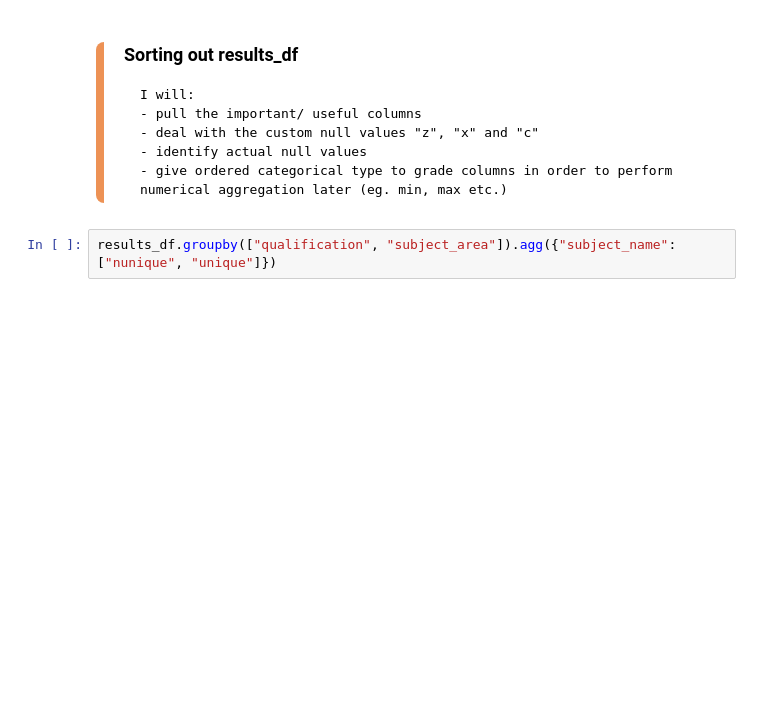
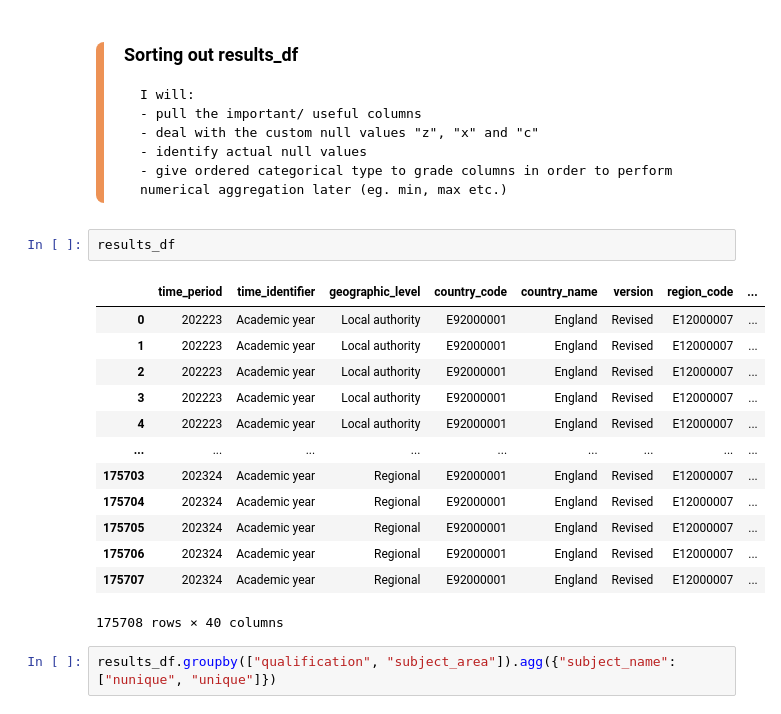
Before and after one commit to LSE-ME204/me204-2025-project-tkar9901, a Jupyter notebook: notebooks/NB01_Data_Collection.ipynb, the cells around one changed output. Saved outputs shown, nothing was run; the diff lists cells and outputs as text; blank space fills up the shorter version.

```diff
--- a/notebooks/NB01_Data_Collection.ipynb
+++ b/notebooks/NB01_Data_Collection.ipynb
@@ -238,6 +238,22 @@ with open(retention_path, "w") as f:
 
 
 </div>
+# %%
+results_df
+# %% [output]
+|  | time_period | time_identifier | geographic_level | country_code | country_name | version | region_code | ... |
+| 0 | 202223 | Academic year | Local authority | E92000001 | England | Revised | E12000007 | ... |
+| 1 | 202223 | Academic year | Local authority | E92000001 | England | Revised | E12000007 | ... |
+| 2 | 202223 | Academic year | Local authority | E92000001 | England | Revised | E12000007 | ... |
+| 3 | 202223 | Academic year | Local authority | E92000001 | England | Revised | E12000007 | ... |
+| 4 | 202223 | Academic year | Local authority | E92000001 | England | Revised | E12000007 | ... |
+| ... | ... | ... | ... | ... | ... | ... | ... | ... |
+| 175703 | 202324 | Academic year | Regional | E92000001 | England | Revised | E12000007 | ... |
+| 175704 | 202324 | Academic year | Regional | E92000001 | England | Revised | E12000007 | ... |
+| 175705 | 202324 | Academic year | Regional | E92000001 | England | Revised | E12000007 | ... |
+| 175706 | 202324 | Academic year | Regional | E92000001 | England | Revised | E12000007 | ... |
+| 175707 | 202324 | Academic year | Regional | E92000001 | England | Revised | E12000007 | ... |
+175708 rows × 40 columns
 # %%
 results_df.groupby(["qualification", "subject_area"]).agg({"subject_name": ["nunique", "unique"]})
 # %% [output]
```
Also changed, not shown: parts of 5 cells of this notebook, 3 other files.
